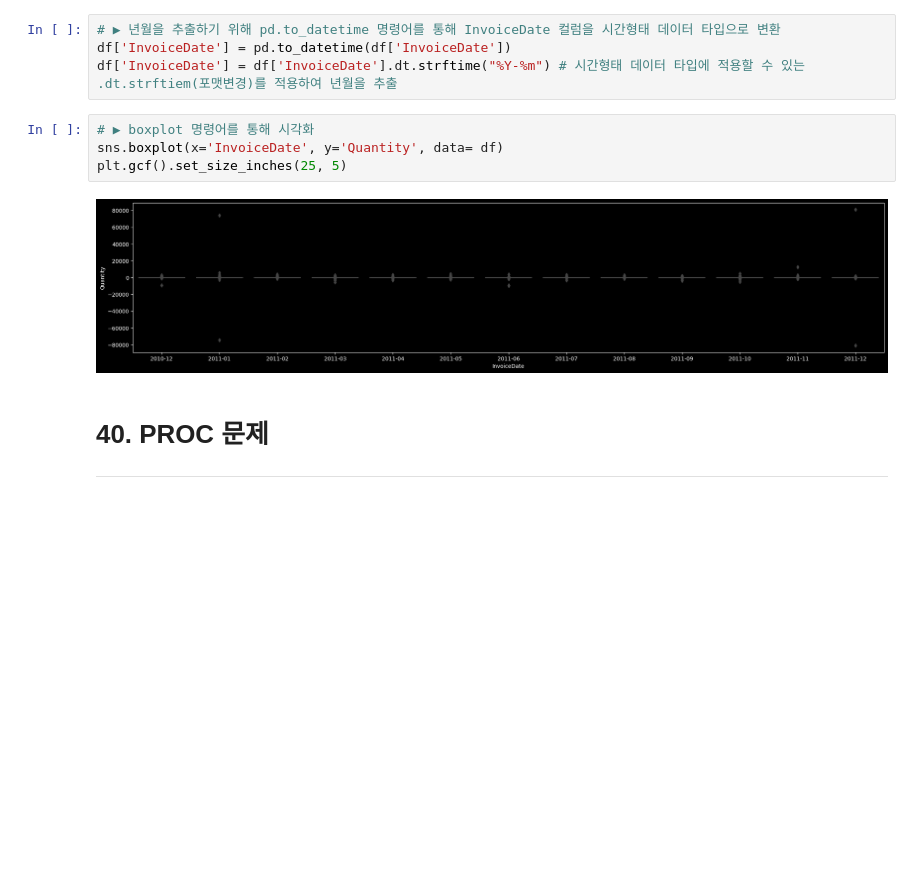
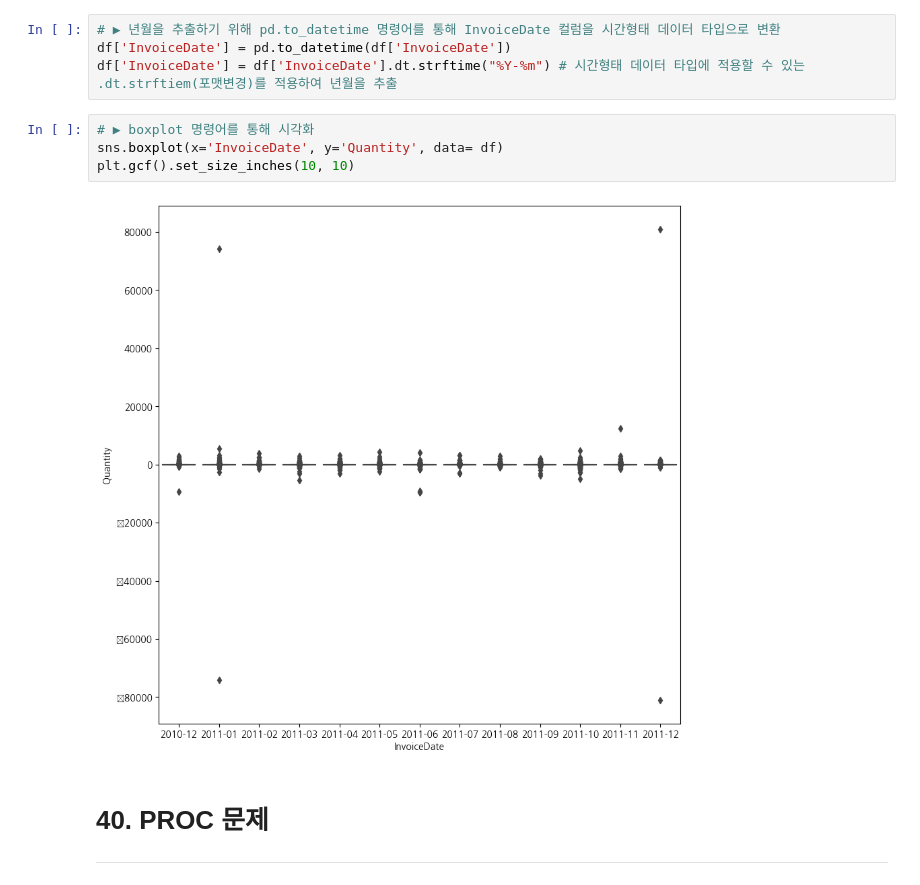
Before and after one commit to miri6913/Fast_Campus-Machine_Learning-, a Jupyter notebook: Data cleaning exercise/PROC_문제50종.ipynb, the cells around one changed output. Cells and saved outputs as stored; diff of their text form; blank space fills up the shorter version.

```diff
--- a/Data cleaning exercise/PROC_문제50종.ipynb
+++ b/Data cleaning exercise/PROC_문제50종.ipynb
@@ -2756,9 +2758,9 @@ df['InvoiceDate'] = df['InvoiceDate'].dt.strftime("%Y-%m") # 시간형태 데이
 # %%
 # ▶ boxplot 명령어를 통해 시각화
 sns.boxplot(x='InvoiceDate', y='Quantity', data= df)
-plt.gcf().set_size_inches(25, 5)
+plt.gcf().set_size_inches(10, 10)
 # %% [output]
-[figure, old version]
+[figure, new version]
 # %% [markdown]
 # **40. PROC 문제**
 ---
```
Also changed, not shown: parts of 1 cell of this notebook.
